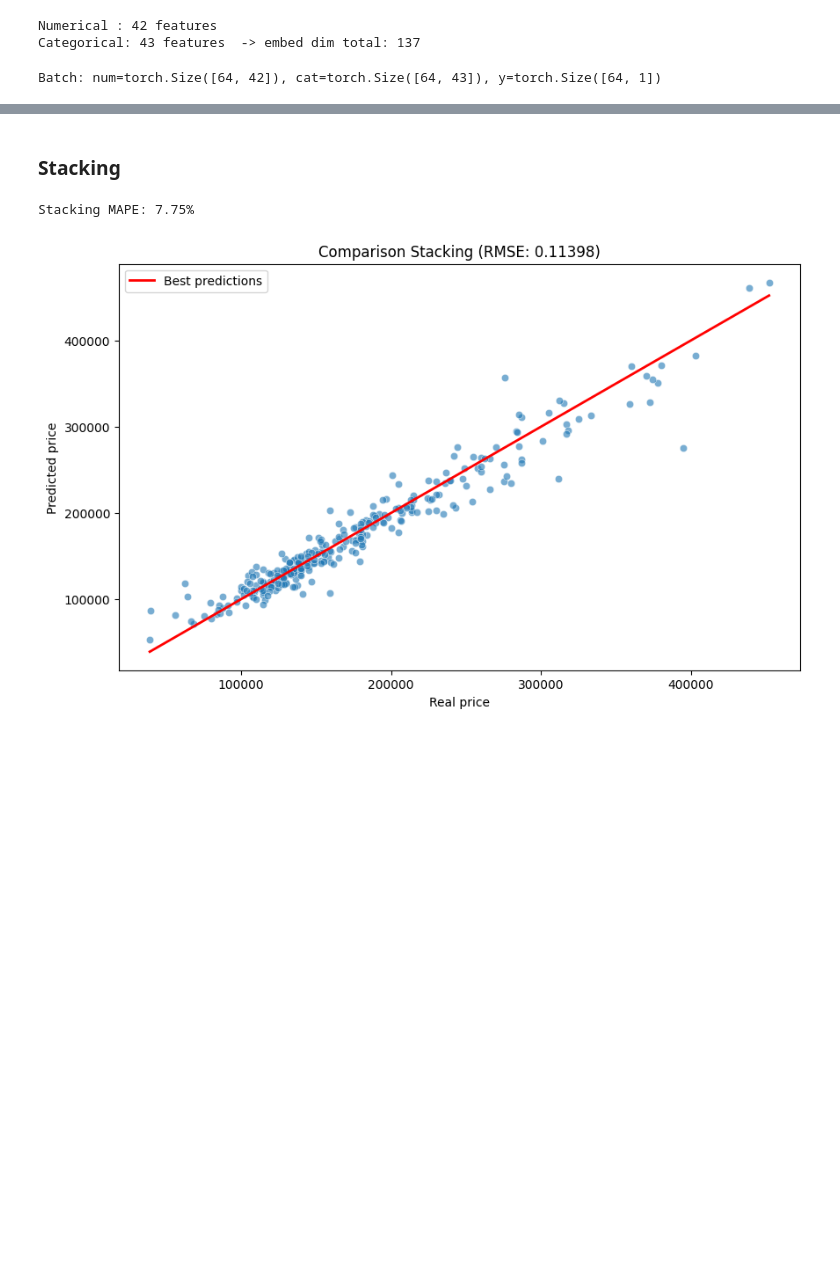
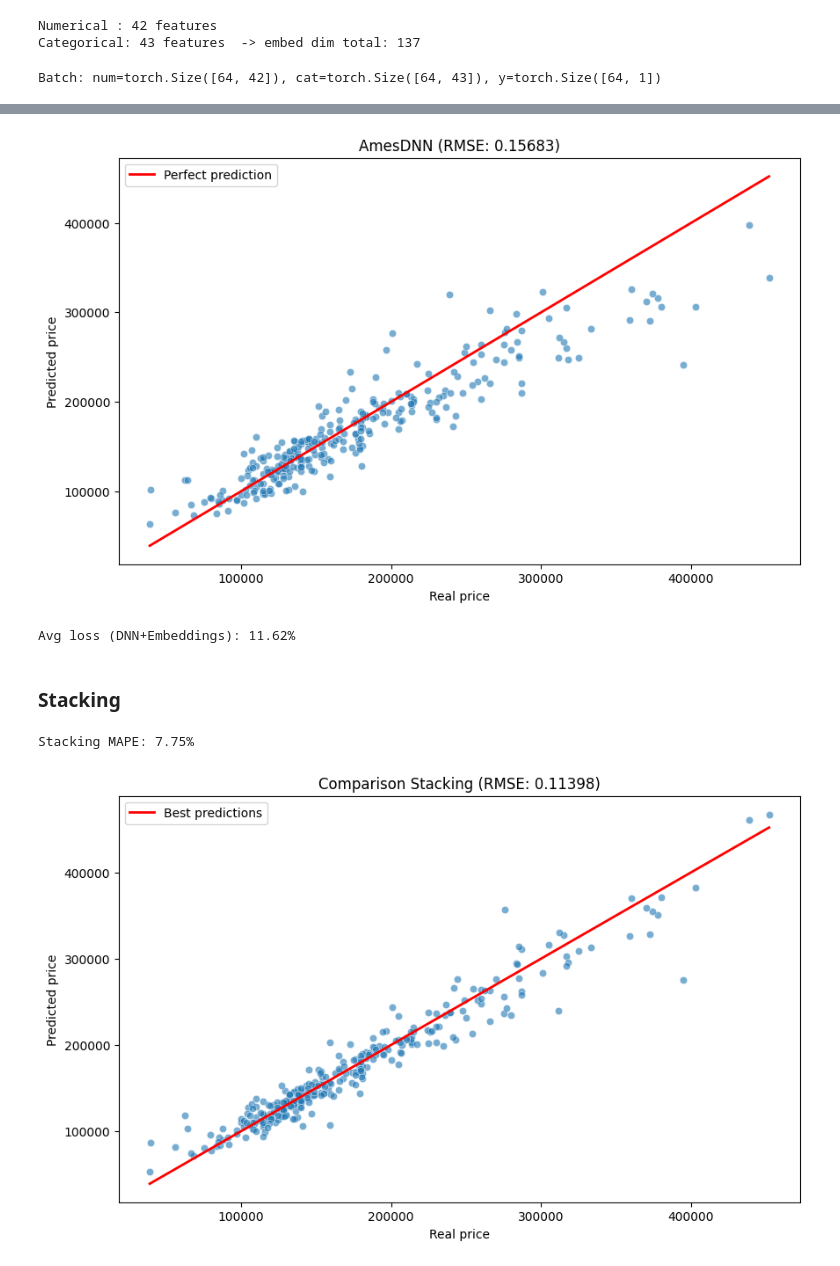
Before and after one commit to IvanMalkS/ames-housing-predictions, a Jupyter notebook: Ames.ipynb, the cells around one changed output, grey strips where cells are left out. Cells and saved outputs as stored; diff of their text form; code cells hidden in the pictures; blank space fills up the shorter version.

```diff
--- a/Ames.ipynb
+++ b/Ames.ipynb
@@ -1481,28 +1496,31 @@ print(f'Stopped at epoch {len(train_losses)}, best epoch {best_ep + 1}')
 # %%
 x_num_test_t = torch.tensor(X_num_test, dtype=torch.float32).to(device)
 x_cat_test_t = torch.tensor(X_cat_test, dtype=torch.long).to(device)
 
 nn_model.eval()
 with torch.no_grad():
     y_test_pred = nn_model(x_num_test_t, x_cat_test_t).cpu().numpy().flatten()
 
 rmse_dnn = np.sqrt(mean_squared_error(y_test, y_test_pred))
 
 y_test_real      = np.expm1(y_test)
 y_test_pred_real = np.expm1(y_test_pred)
 
 plt.figure(figsize=(10, 6))
 sns.scatterplot(x=y_test_real, y=y_test_pred_real, alpha=0.6)
 line_coords = [y_test_real.min(), y_test_real.max()]
 plt.plot(line_coords, line_coords, color='red', lw=2, label='Perfect prediction')
 plt.xlabel('Real price')
 plt.ylabel('Predicted price')
-plt.title(f'Tab-Transformer DNN (RMSE: {rmse_dnn:.5f})')
+plt.title(f'AmesDNN (RMSE: {rmse_dnn:.5f})')
 plt.legend()
 plt.show()
 
 mape = mean_absolute_percentage_error(y_test_real, y_test_pred_real)
 print(f'Avg loss (DNN+Embeddings): {mape*100:.2f}%')
+# %% [output]
+[figure, added]
+Avg loss (DNN+Embeddings): 11.62%
 # %% [markdown]
 ### Stacking
 # %%
```
Also changed, not shown: parts of 18 cells of this notebook, 5 other files.
